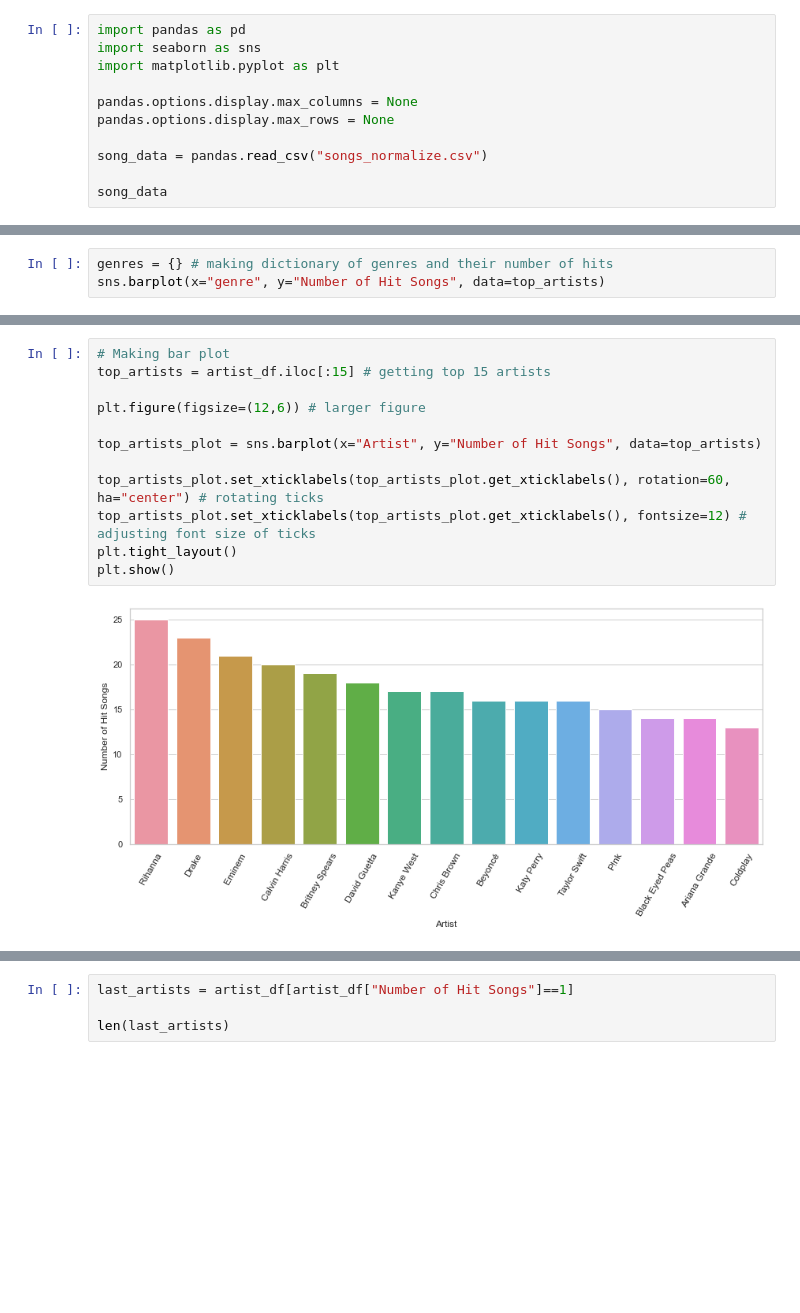
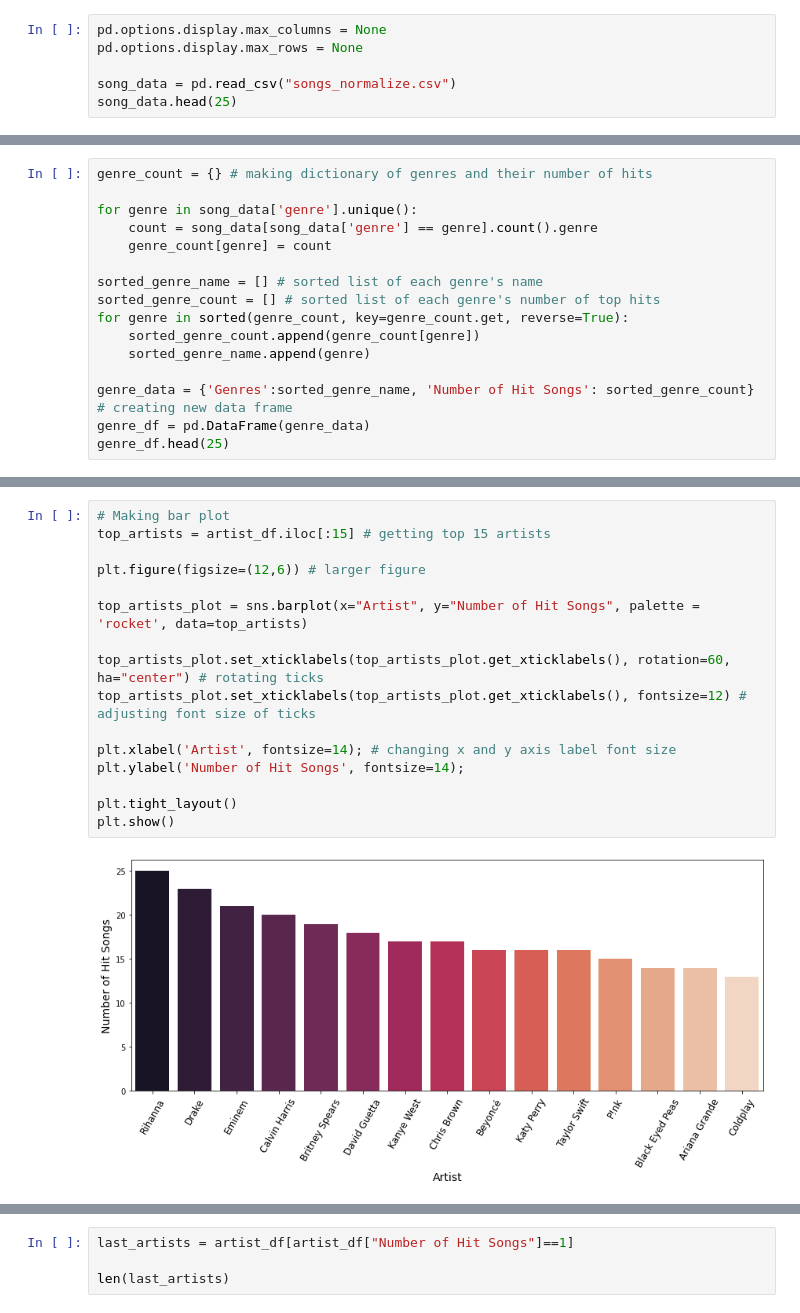
Before and after one commit to sulicace/HtH_Build_Summer_2022, a Jupyter notebook: Finding-an-Interesting-Dataset-SulamithCaceres/songs_data.ipynb, the cells around one changed output, grey strips where cells are left out. Drawn from its saved outputs; the diff is of its cells as text; blank space fills up the shorter version.

```diff
--- a/Finding-an-Interesting-Dataset-SulamithCaceres/songs_data.ipynb
+++ b/Finding-an-Interesting-Dataset-SulamithCaceres/songs_data.ipynb
@@ -1,12 +12,7 @@
 # %%
-import pandas as pd
-import seaborn as sns
-import matplotlib.pyplot as plt
+pd.options.display.max_columns = None
+pd.options.display.max_rows = None
 
-pandas.options.display.max_columns = None
-pandas.options.display.max_rows = None
-
-song_data = pandas.read_csv("songs_normalize.csv")
-
-song_data
+song_data = pd.read_csv("songs_normalize.csv")
+song_data.head(25)
 # %% [output]
@@ -64,3 +83,16 @@ len(nineteen_songs)/len(year_nineteen)*100 # percentage of explicit songs in 199
 # %%
-genres = {} # making dictionary of genres and their number of hits
-sns.barplot(x="genre", y="Number of Hit Songs", data=top_artists)
+genre_count = {} # making dictionary of genres and their number of hits
+
+for genre in song_data['genre'].unique():
+    count = song_data[song_data['genre'] == genre].count().genre
+    genre_count[genre] = count
+
+sorted_genre_name = [] # sorted list of each genre's name
+sorted_genre_count = [] # sorted list of each genre's number of top hits
+for genre in sorted(genre_count, key=genre_count.get, reverse=True):
+    sorted_genre_count.append(genre_count[genre])
+    sorted_genre_name.append(genre)
+
+genre_data = {'Genres':sorted_genre_name, 'Number of Hit Songs': sorted_genre_count} # creating new data frame
+genre_df = pd.DataFrame(genre_data)
+genre_df.head(25)
@@ -136,15 +216,19 @@ artist_df
 # %%
 # Making bar plot
 top_artists = artist_df.iloc[:15] # getting top 15 artists
 
 plt.figure(figsize=(12,6)) # larger figure
 
-top_artists_plot = sns.barplot(x="Artist", y="Number of Hit Songs", data=top_artists)
+top_artists_plot = sns.barplot(x="Artist", y="Number of Hit Songs", palette = 'rocket', data=top_artists)
 
 top_artists_plot.set_xticklabels(top_artists_plot.get_xticklabels(), rotation=60, ha="center") # rotating ticks
 top_artists_plot.set_xticklabels(top_artists_plot.get_xticklabels(), fontsize=12) # adjusting font size of ticks
+
+plt.xlabel('Artist', fontsize=14); # changing x and y axis label font size
+plt.ylabel('Number of Hit Songs', fontsize=14);
+
 plt.tight_layout()
 plt.show()
 # %% [output]
-[figure, old version]
+[figure, new version]
 # %% [markdown]
```
Also changed, not shown: parts of 34 cells of this notebook, 1 other file.
